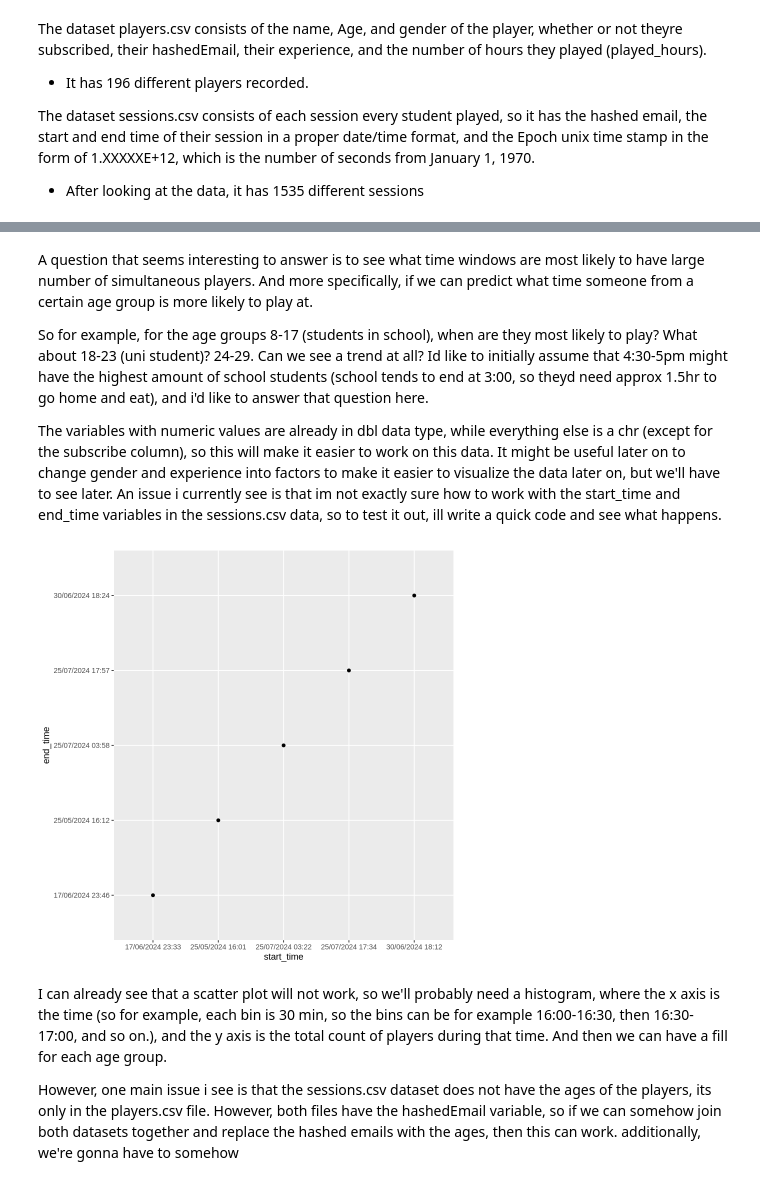
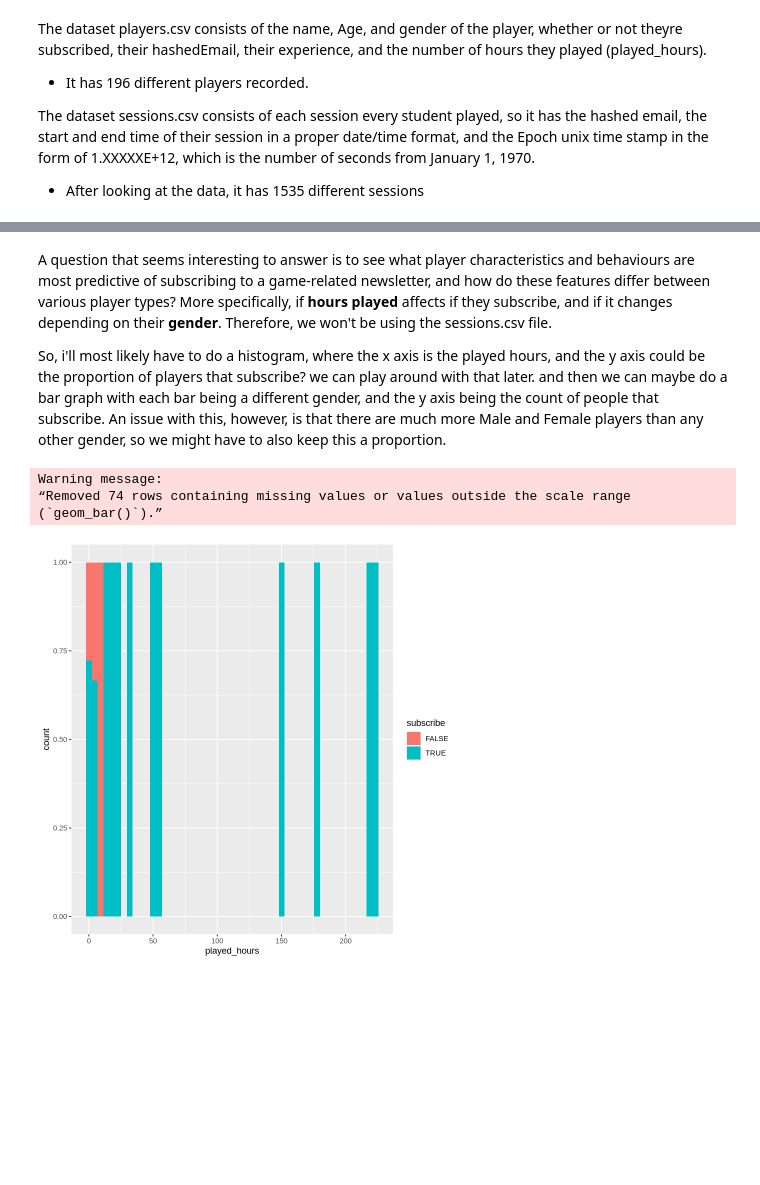
Before and after one commit to TheCarisLost/dsci100-indivual-planning-stage, a Jupyter notebook: Individual Planning stage.ipynb, the cells around one changed output, grey strips where cells are left out. Saved outputs shown, nothing was run; the diff lists cells and outputs as text; code cells hidden in the pictures; blank space fills up the shorter version.

Commit message:
Almost final.
More than 500 words, but im at a point that i currently like.

```diff
--- a/Individual Planning stage.ipynb
+++ b/Individual Planning stage.ipynb
@@ -73,21 +73,16 @@ A spec_tbl_df: 1535 × 5
 | fd6563a4e0f6f4273580e5fedbd8dda64... | 25/07/2024 06:15 | 25/07/2024 06:22 | 1.72189e+12 | 1.72189e+12 |
 | 36d9cbb4c6bc0c1a6911436d2da0d09ec... | 20/05/2024 02:26 | 20/05/2024 02:45 | 1.71617e+12 | 1.71617e+12 |
 # %% [markdown]
-A question that seems interesting to answer is to see what time windows are most likely to have large number of simultaneous players. And more specifically, if we can predict what time someone from a certain age group is more likely to play at.
+A question that seems interesting to answer is to see what player characteristics and behaviours are most predictive of subscribing to a game-related newsletter, and how do these features differ between various player types? More specifically, if **hours played** affects if they subscribe, and if it changes depending on their **gender**. Therefore, we won't be using the sessions.csv file.
 
-So for example, for the age groups 8-17 (students in school), when are they most likely to play? What about 18-23 (uni student)? 24-29. Can we see a trend at all? Id like to initially assume that 4:30-5pm might have the highest amount of school students (school tends to end at 3:00, so theyd need approx 1.5hr to go home and eat), and i'd like to answer that question here.
-
-The variables with numeric values are already in dbl data type, while everything else is a chr (except for the subscribe column), so this will make it easier to work on this data. It might be useful later on to change gender and experience into factors to make it easier to visualize the data later on, but we'll have to see later. An issue i currently see is that im not exactly sure how to work with the start_time and end_time variables in the sessions.csv data, so to test it out, ill write a quick code and see what happens.
+So, i'll most likely have to do a histogram, where the x axis is the played hours, and the y axis could be the proportion of players that subscribe? we can play around with that later. and then we can maybe do a bar graph with each bar being a different gender, and the y axis being the count of people that subscribe. An issue with this, however, is that there are much more Male and Female players than any other gender, so we might have to also keep this a proportion.
-# %%
-test_graph <- sessions |>
-    head(5) |>
-    ggplot(aes(x = start_time, y = end_time)) +
-        geom_point()
-
-test_graph
-# %% [output]
-[figure, removed]
-# %% [markdown]
-I can already see that a scatter plot will not work, so we'll probably need a histogram, where the x axis is the time (so for example, each bin is 30 min, so the bins can be for example 16:00-16:30, then 16:30-17:00, and so on.), and the y axis is the total count of players during that time. And then we can have a fill for each age group.
-
-However, one main issue i see is that the sessions.csv dataset does not have the ages of the players, its only in the players.csv file. However, both files have the hashedEmail variable, so if we can somehow join both datasets together and replace the hashed emails with the ages, then this can work. additionally, we're gonna have to somehow
+# %%
+graph_hours <- players |>
+    ggplot(aes(x = played_hours, fill = subscribe)) +
+        geom_histogram(position = "fill", bins = 50)
+graph_hours
+# %% [output]
+Warning message:
+“Removed 74 rows containing missing values or values outside the scale range
+(`geom_bar()`).”
+[figure, added]
```
Also changed, not shown: parts of 16 cells of this notebook.
